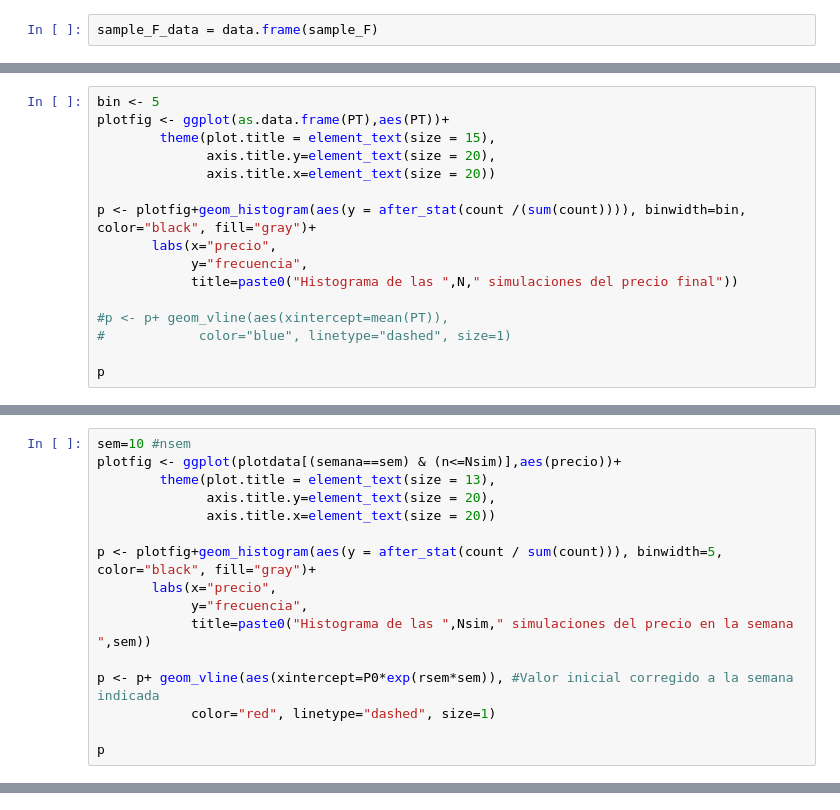
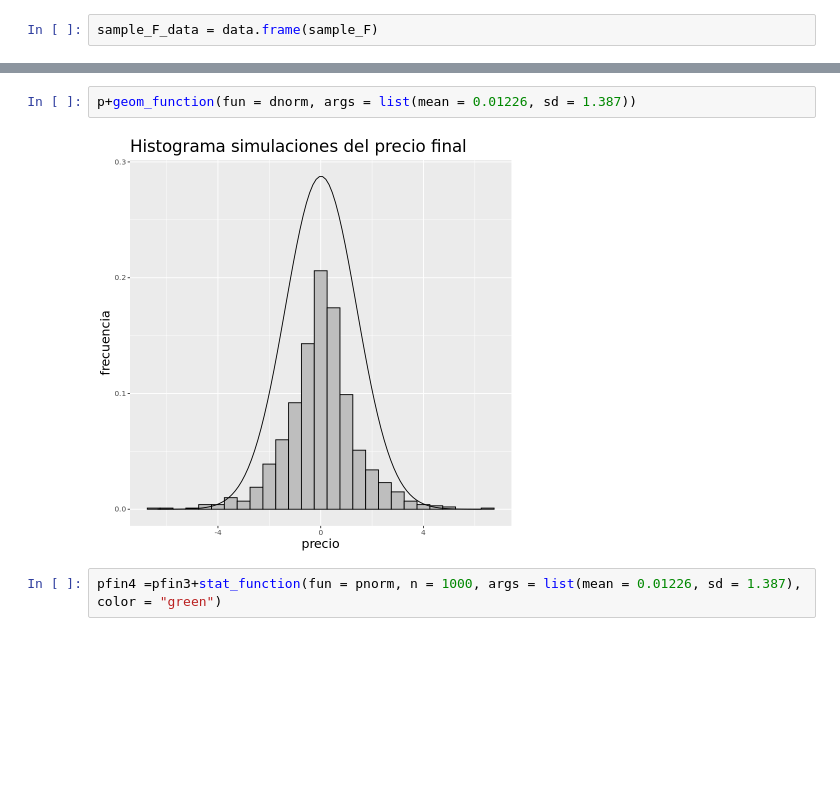
Before and after one commit to cesar-trader/simul_tarea2, a Jupyter notebook: tarea3pregunta1.ipynb, the cells around one changed output, grey strips where cells are left out. Drawn from its saved outputs; the diff is of its cells as text; blank space fills up the shorter version.

```diff
--- a/tarea3pregunta1.ipynb
+++ b/tarea3pregunta1.ipynb
@@ -188,16 +114,0 @@ PT
-# %%
-bin <- 5
-plotfig <- ggplot(as.data.frame(PT),aes(PT))+
-        theme(plot.title = element_text(size = 15),
-              axis.title.y=element_text(size = 20),
-              axis.title.x=element_text(size = 20))
-
-p <- plotfig+geom_histogram(aes(y = after_stat(count /(sum(count)))), binwidth=bin, color="black", fill="gray")+
-       labs(x="precio",
-            y="frecuencia",
-            title=paste0("Histograma de las ",N," simulaciones del precio final"))
-
-#p <- p+ geom_vline(aes(xintercept=mean(PT)),
-#            color="blue", linetype="dashed", size=1)
-
-p
@@ -300,16 +114,0 @@ plotfig+geom_line(data=cons,color="red")
-# %%
-sem=10 #nsem
-plotfig <- ggplot(plotdata[(semana==sem) & (n<=Nsim)],aes(precio))+
-        theme(plot.title = element_text(size = 13),
-              axis.title.y=element_text(size = 20),
-              axis.title.x=element_text(size = 20))
-
-p <- plotfig+geom_histogram(aes(y = after_stat(count / sum(count))), binwidth=5, color="black", fill="gray")+
-       labs(x="precio",
-            y="frecuencia",
-            title=paste0("Histograma de las ",Nsim," simulaciones del precio en la semana ",sem))
-
-p <- p+ geom_vline(aes(xintercept=P0*exp(rsem*sem)), #Valor inicial corregido a la semana indicada
-            color="red", linetype="dashed", size=1)
-
-p
@@ -336,0 +146,6 @@ plotfig+geom_function(fun=ecdf(plotdata[(semana==nsem) & (n<=Nsim),precio]/P0),
+# %%
+p+geom_function(fun = dnorm, args = list(mean = 0.01226, sd = 1.387))
+# %% [output]
+[figure, added]
+# %%
+pfin4 =pfin3+stat_function(fun = pnorm, n = 1000, args = list(mean = 0.01226, sd = 1.387), color = "green")
```
Also changed, not shown: parts of 56 cells of this notebook.
